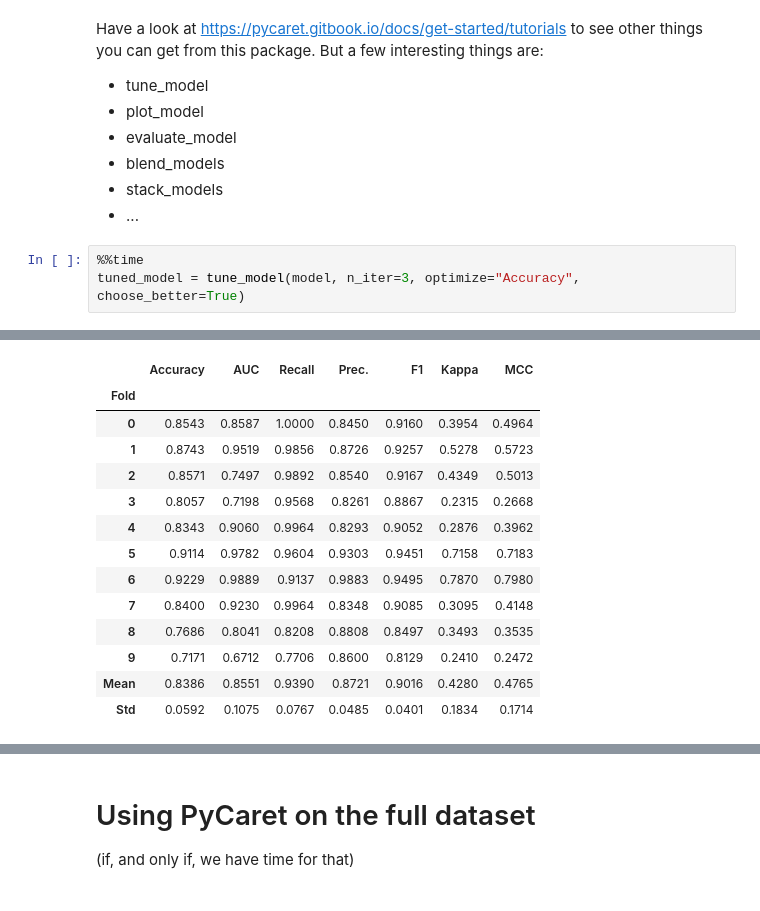
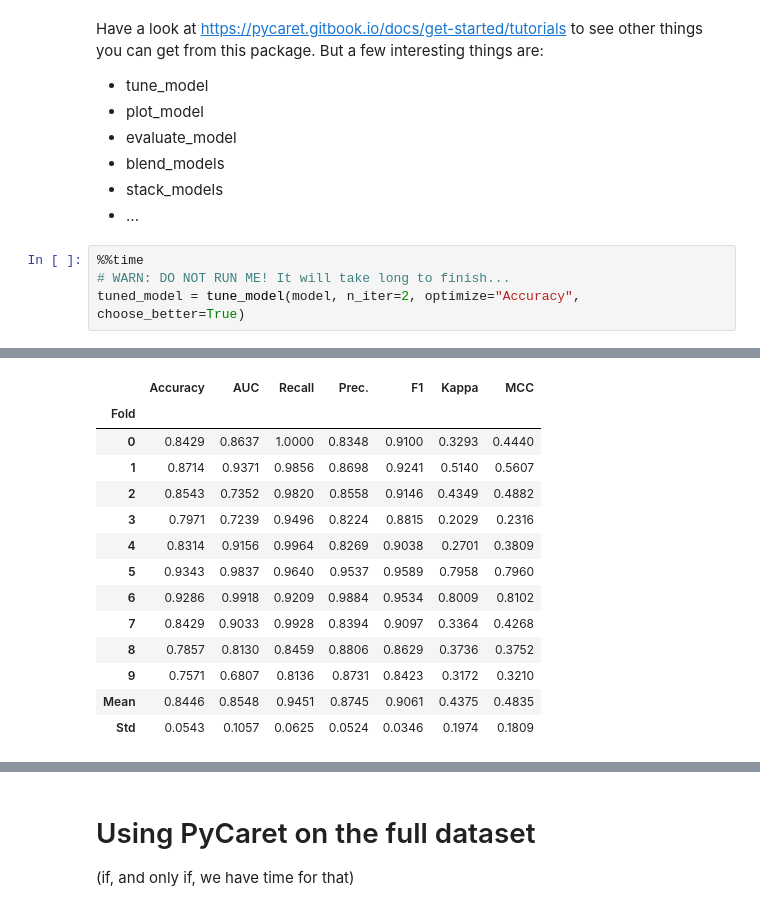
Before and after one commit to joaopalotti/rais_tutorial, a Jupyter notebook: 04_baseline_pycaret.ipynb, the cells around one changed output, grey strips where cells are left out. Cells and saved outputs as stored; diff of their text form.

```diff
--- a/04_baseline_pycaret.ipynb
+++ b/04_baseline_pycaret.ipynb
@@ -193,20 +213,21 @@ Have a look at https://pycaret.gitbook.io/docs/get-started/tutorials to see othe
  - ...
 # %%
 %%time
-tuned_model = tune_model(model, n_iter=3, optimize="Accuracy", choose_better=True)
+# WARN: DO NOT RUN ME! It will take long to finish...
+tuned_model = tune_model(model, n_iter=2, optimize="Accuracy", choose_better=True)
 # %% [output]
 [interactive output not drawn]
 |  | Accuracy | AUC | Recall | Prec. | F1 | Kappa | MCC |
 | Fold |  |  |  |  |  |  |  |
-| 0 | 0.8543 | 0.8587 | 1.0000 | 0.8450 | 0.9160 | 0.3954 | 0.4964 |
-| 1 | 0.8743 | 0.9519 | 0.9856 | 0.8726 | 0.9257 | 0.5278 | 0.5723 |
-| 2 | 0.8571 | 0.7497 | 0.9892 | 0.8540 | 0.9167 | 0.4349 | 0.5013 |
-| 3 | 0.8057 | 0.7198 | 0.9568 | 0.8261 | 0.8867 | 0.2315 | 0.2668 |
-| 4 | 0.8343 | 0.9060 | 0.9964 | 0.8293 | 0.9052 | 0.2876 | 0.3962 |
-| 5 | 0.9114 | 0.9782 | 0.9604 | 0.9303 | 0.9451 | 0.7158 | 0.7183 |
-| 6 | 0.9229 | 0.9889 | 0.9137 | 0.9883 | 0.9495 | 0.7870 | 0.7980 |
-| 7 | 0.8400 | 0.9230 | 0.9964 | 0.8348 | 0.9085 | 0.3095 | 0.4148 |
-| 8 | 0.7686 | 0.8041 | 0.8208 | 0.8808 | 0.8497 | 0.3493 | 0.3535 |
-| 9 | 0.7171 | 0.6712 | 0.7706 | 0.8600 | 0.8129 | 0.2410 | 0.2472 |
-| Mean | 0.8386 | 0.8551 | 0.9390 | 0.8721 | 0.9016 | 0.4280 | 0.4765 |
-| Std | 0.0592 | 0.1075 | 0.0767 | 0.0485 | 0.0401 | 0.1834 | 0.1714 |
+| 0 | 0.8429 | 0.8637 | 1.0000 | 0.8348 | 0.9100 | 0.3293 | 0.4440 |
+| 1 | 0.8714 | 0.9371 | 0.9856 | 0.8698 | 0.9241 | 0.5140 | 0.5607 |
+| 2 | 0.8543 | 0.7352 | 0.9820 | 0.8558 | 0.9146 | 0.4349 | 0.4882 |
+| 3 | 0.7971 | 0.7239 | 0.9496 | 0.8224 | 0.8815 | 0.2029 | 0.2316 |
+| 4 | 0.8314 | 0.9156 | 0.9964 | 0.8269 | 0.9038 | 0.2701 | 0.3809 |
+| 5 | 0.9343 | 0.9837 | 0.9640 | 0.9537 | 0.9589 | 0.7958 | 0.7960 |
+| 6 | 0.9286 | 0.9918 | 0.9209 | 0.9884 | 0.9534 | 0.8009 | 0.8102 |
+| 7 | 0.8429 | 0.9033 | 0.9928 | 0.8394 | 0.9097 | 0.3364 | 0.4268 |
+| 8 | 0.7857 | 0.8130 | 0.8459 | 0.8806 | 0.8629 | 0.3736 | 0.3752 |
+| 9 | 0.7571 | 0.6807 | 0.8136 | 0.8731 | 0.8423 | 0.3172 | 0.3210 |
+| Mean | 0.8446 | 0.8548 | 0.9451 | 0.8745 | 0.9061 | 0.4375 | 0.4835 |
+| Std | 0.0543 | 0.1057 | 0.0625 | 0.0524 | 0.0346 | 0.1974 | 0.1809 |
```
Also changed, not shown: parts of 17 cells of this notebook, 10 other files.
